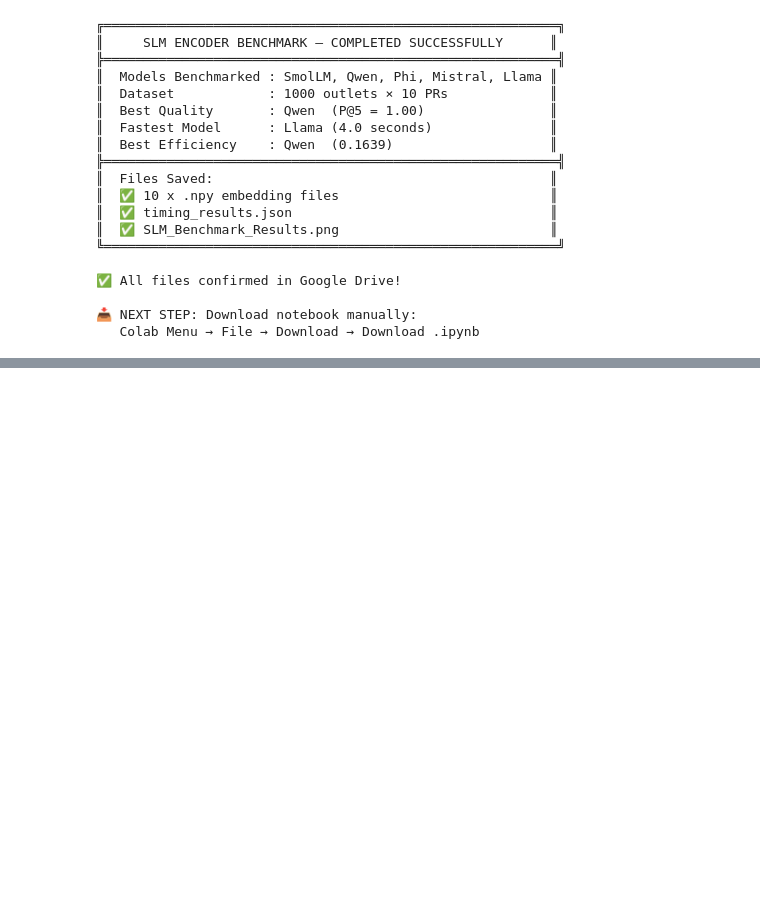
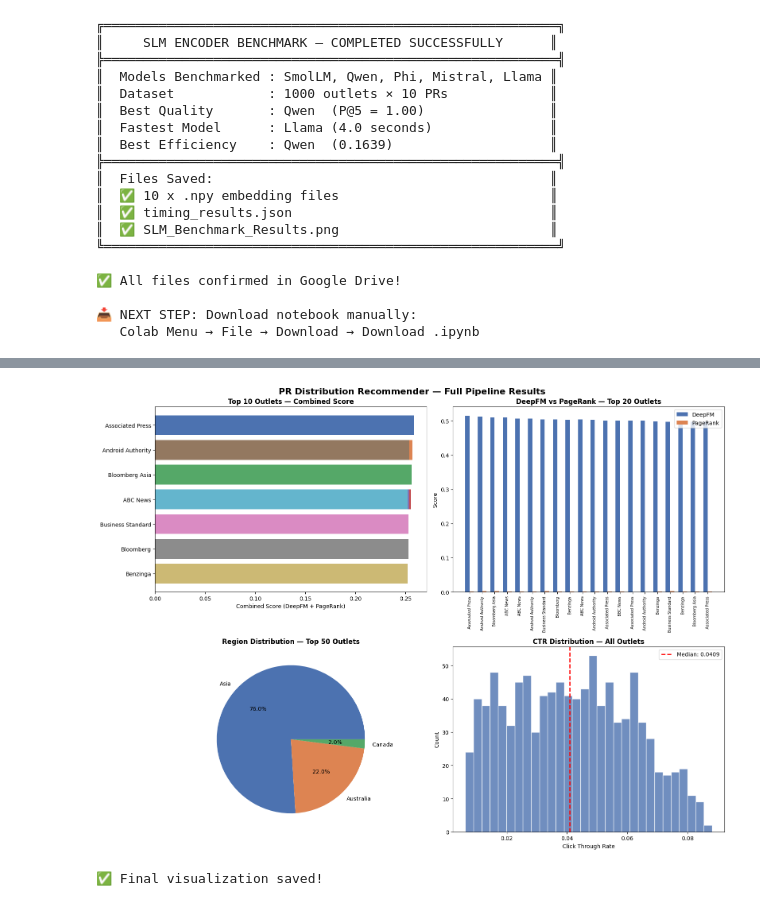
Before and after one commit to Tauqeerahmed1/MS-Thesis-v2, a Jupyter notebook: SLM_Encoder_Benchmark_PR_Distribution.ipynb, the cells around one changed output, grey strips where cells are left out. Saved outputs shown, nothing was run; the diff lists cells and outputs as text; code cells hidden in the pictures; blank space fills up the shorter version.

Commit message:
Add DeepFM + PageRank Pipeline Complete

```diff
--- a/SLM_Encoder_Benchmark_PR_Distribution.ipynb
+++ b/SLM_Encoder_Benchmark_PR_Distribution.ipynb
@@ -898,0 +932,13 @@ print("   Colab Menu → File → Download → Download .ipynb")
+# %%
+# Cell 14 Fix 3: Load CSV directly from GitHub
+import pandas as pd
+
+url = "https://raw.githubusercontent.com/Tauqeerahmed1/MS-Thesis-v2/main/03_Expanded_Distribution_Report_1000_Entries.xlsx%20-%20Sheet1.csv"
+
+df = pd.read_csv(url)
+
+print("✅ Dataset loaded from GitHub!")
+print("Shape:", df.shape)
+print("Columns:", df.columns.tolist())
+print("\nFirst 2 rows:")
+print(df.head(2))
@@ -898,0 +1224,62 @@ print("   Colab Menu → File → Download → Download .ipynb")
+# %%
+# Cell 19: Final Pipeline Visualization
+import matplotlib.pyplot as plt
+import numpy as np
+
+fig, axes = plt.subplots(2, 2, figsize=(16, 12))
+fig.suptitle("PR Distribution Recommender — Full Pipeline Results",
+             fontsize=16, fontweight='bold')
+
+colors = ["#4C72B0", "#DD8452", "#55A868", "#C44E52",
+          "#8172B2", "#937860", "#DA8BC3", "#8C8C8C", "#CCB974", "#64B5CD"]
+
+# ── Plot 1: Top 10 Outlets by Combined Score ──
+ax1 = axes[0, 0]
+top10_outlets = df.nlargest(10, 'combined_score')
+bars = ax1.barh(top10_outlets['Media Outlet'],
+                top10_outlets['combined_score'], color=colors)
+ax1.set_title("Top 10 Outlets — Combined Score", fontweight='bold')
+ax1.set_xlabel("Combined Score (DeepFM + PageRank)")
+ax1.invert_yaxis()
+
+# ── Plot 2: DeepFM vs PageRank Score Comparison ──
+ax2 = axes[0, 1]
+top20 = df.nlargest(20, 'combined_score')
+x = np.arange(len(top20))
+width = 0.35
+ax2.bar(x - width/2, top20['deepfm_score'],  width, label='DeepFM',    color='#4C72B0')
+ax2.bar(x + width/2, top20['pagerank_score'], width, label='PageRank',  color='#DD8452')
+ax2.set_title("DeepFM vs PageRank — Top 20 Outlets", fontweight='bold')
+ax2.set_ylabel("Score")
+ax2.set_xticks(x)
+ax2.set_xticklabels(top20['Media Outlet'], rotation=90, fontsize=7)
+ax2.legend()
+
+# ── Plot 3: Region Distribution of Top 50 ──
+ax3 = axes[1, 0]
+top50_regions = df.nlargest(50, 'combined_score')['Region'].value_counts()
+ax3.pie(top50_regions.values, labels=top50_regions.index,
+        autopct='%1.1f%%', colors=colors[:len(top50_regions)])
+ax3.set_title("Region Distribution — Top 50 Outlets", fontweight='bold')
+
+# ── Plot 4: CTR Distribution ──
+ax4 = axes[1, 1]
+ax4.hist(df['CTR'], bins=30, color='#4C72B0', edgecolor='white', alpha=0.8)
+ax4.axvline(df['CTR'].median(), color='red', linestyle='--',
+            linewidth=2, label=f"Median: {df['CTR'].median():.4f}")
+ax4.set_title("CTR Distribution — All Outlets", fontweight='bold')
+ax4.set_xlabel("Click Through Rate")
+ax4.set_ylabel("Count")
+ax4.legend()
+
+plt.tight_layout()
+
+# Save
+plt.savefig("/content/Pipeline_Results.png", dpi=150, bbox_inches='tight')
+plt.savefig("/content/drive/MyDrive/SLM_Embeddings/Pipeline_Results.png",
+            dpi=150, bbox_inches='tight')
+plt.show()
+print("\n✅ Final visualization saved!")
+# %% [output]
+[figure, added]
+✅ Final visualization saved!
```
Also changed, not shown: parts of 8 cells of this notebook.
